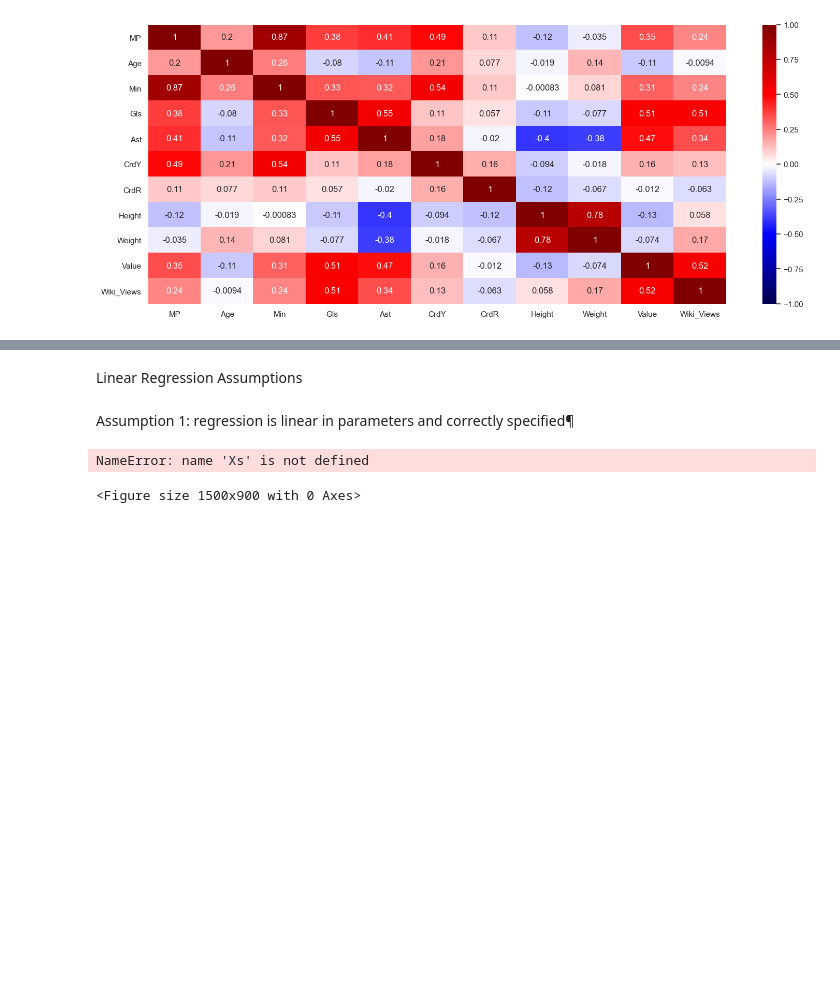
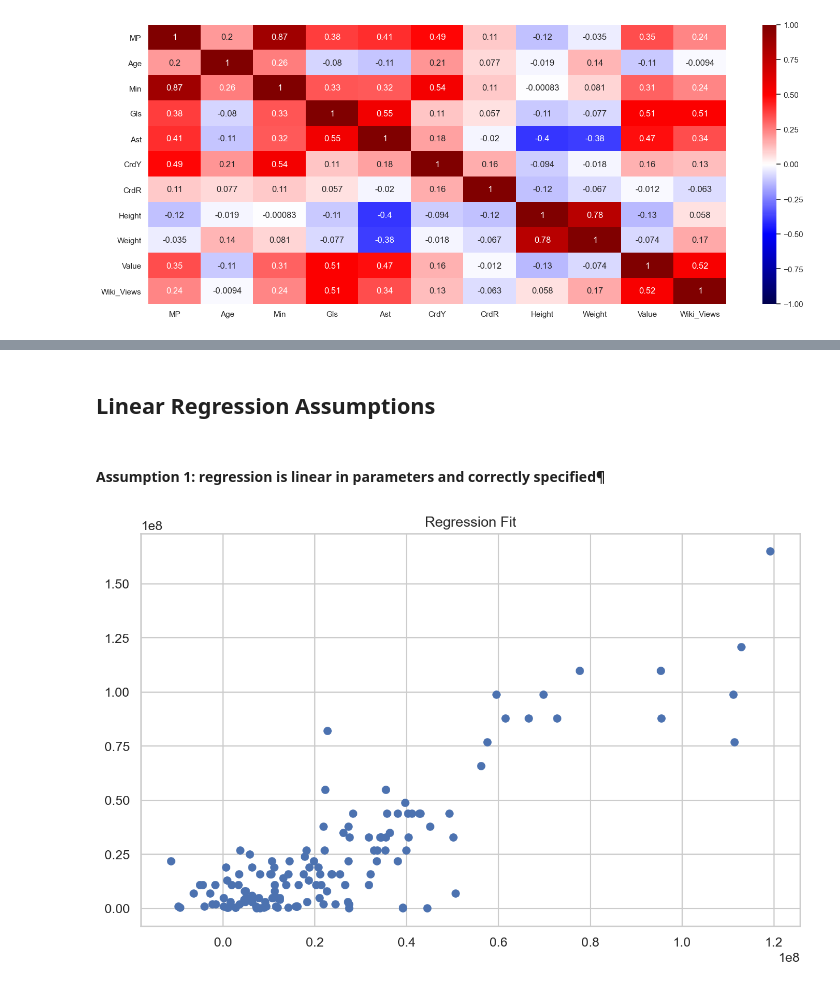
Before and after one commit to anubhavpar/Project_2, a Jupyter notebook: fbref.ipynb, the cells around one changed output, grey strips where cells are left out. Saved outputs shown, nothing was run; the diff lists cells and outputs as text; code cells hidden in the pictures; blank space fills up the shorter version.

```diff
--- a/fbref.ipynb
+++ b/fbref.ipynb
@@ -1156,18 +1082,17 @@ print(round(np.mean(cross_val_score(lm, X1, y1, cv=kf, scoring='r2')),3))
 # %% [markdown]
-Linear Regression Assumptions
+## Linear Regression Assumptions
 # %% [markdown]
-Assumption 1: regression is linear in parameters and correctly specified¶
+#### Assumption 1: regression is linear in parameters and correctly specified¶
 # %%
 # Regression Fit
 plt.figure(figsize=(10,6),dpi=150),
 lr = LinearRegression()
-fit = lr.fit(Xs,ys);
-pred = lr.predict(Xs)
-plt.scatter(pred,ys)
+fit = lr.fit(X1,y1);
+pred = lr.predict(X1)
+plt.scatter(pred,y1)
 plt.title("Regression Fit")
 plt.show()
 # %% [output]
-NameError: name 'Xs' is not defined
-<Figure size 1500x900 with 0 Axes>
+[figure, added]
 # %%
 # Normal Q-Q Plot
```
Also changed, not shown: parts of 58 cells of this notebook.
